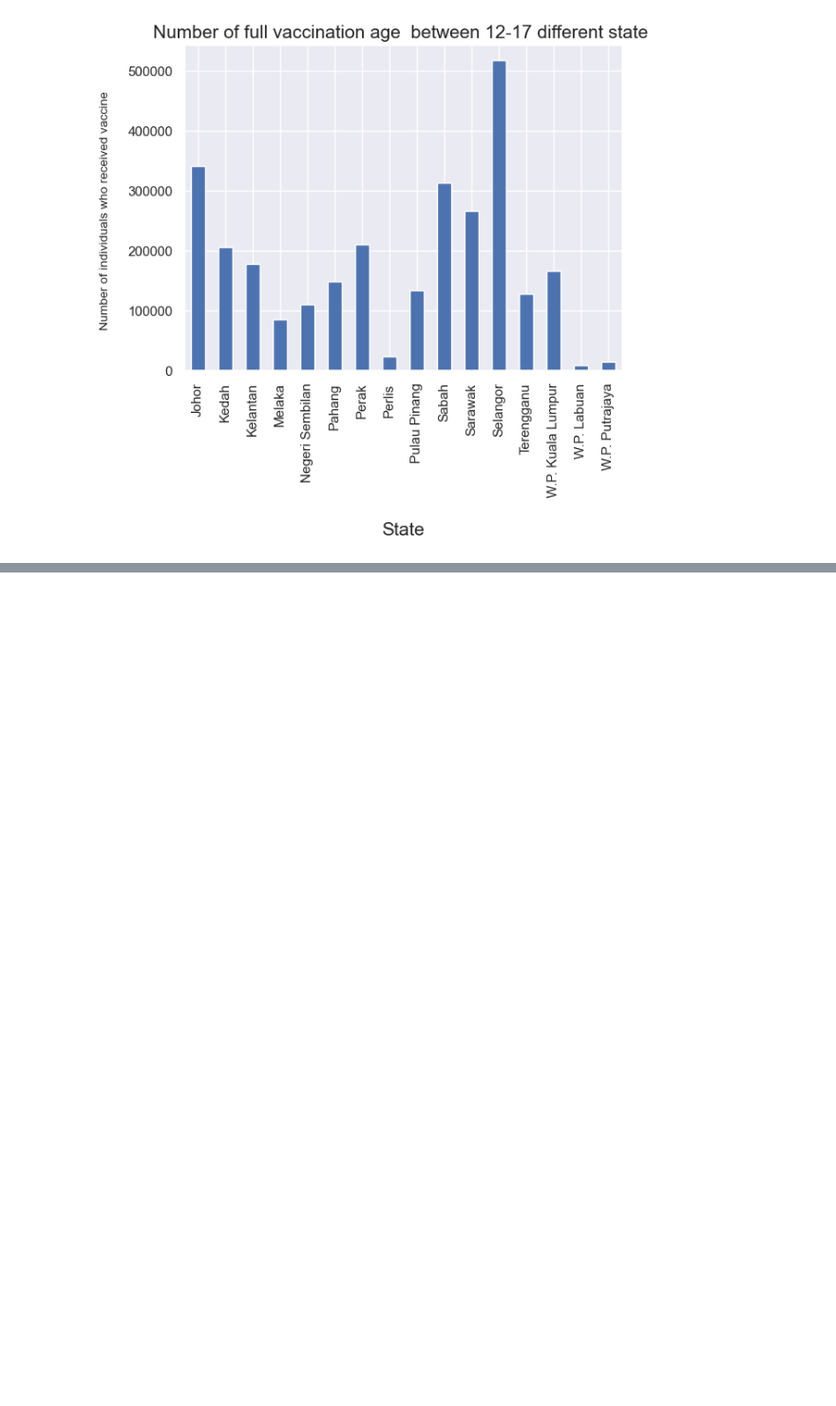
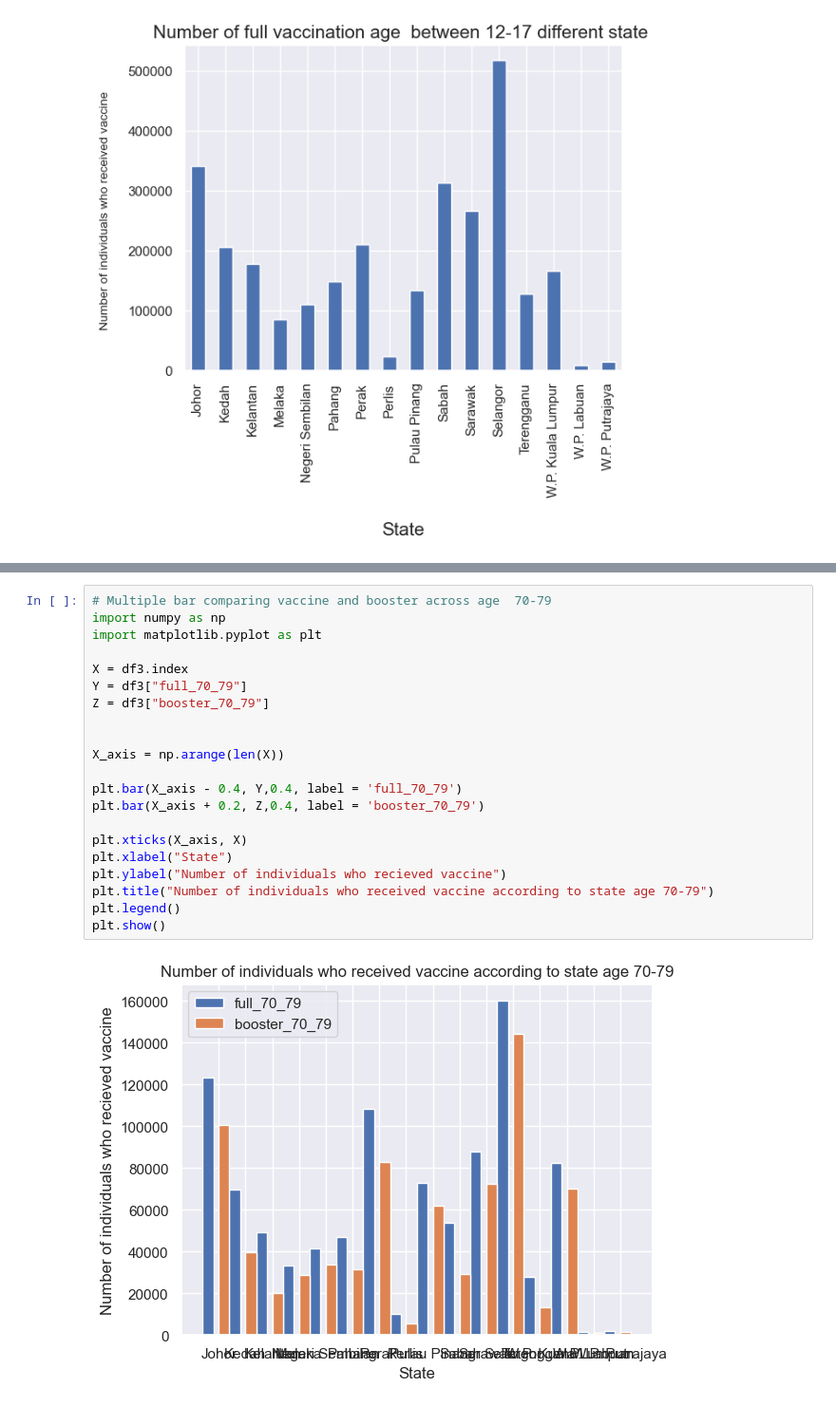
Before and after one commit to isaackong87/hia302_project, a Jupyter notebook: data_wrangler_irfan.ipynb, the cells around one changed output, grey strips where cells are left out. Shown at 95% size. Cells and saved outputs as stored; diff of their text form; blank space fills up the shorter version.

```diff
--- a/data_wrangler_irfan.ipynb
+++ b/data_wrangler_irfan.ipynb
@@ -285,0 +361,23 @@ Text(0, 0.5, 'Number of individuals who received vaccine \n')
+# %%
+# Multiple bar comparing vaccine and booster across age  70-79
+import numpy as np
+import matplotlib.pyplot as plt
+
+X = df3.index
+Y = df3["full_70_79"]
+Z = df3["booster_70_79"]
+
+
+X_axis = np.arange(len(X))
+
+plt.bar(X_axis - 0.4, Y,0.4, label = 'full_70_79')
+plt.bar(X_axis + 0.2, Z,0.4, label = 'booster_70_79')
+
+plt.xticks(X_axis, X)
+plt.xlabel("State")
+plt.ylabel("Number of individuals who recieved vaccine")
+plt.title("Number of individuals who received vaccine according to state age 70-79")
+plt.legend()
+plt.show()
+# %% [output]
+[figure, added]
```
Also changed, not shown: parts of 8 cells of this notebook.
